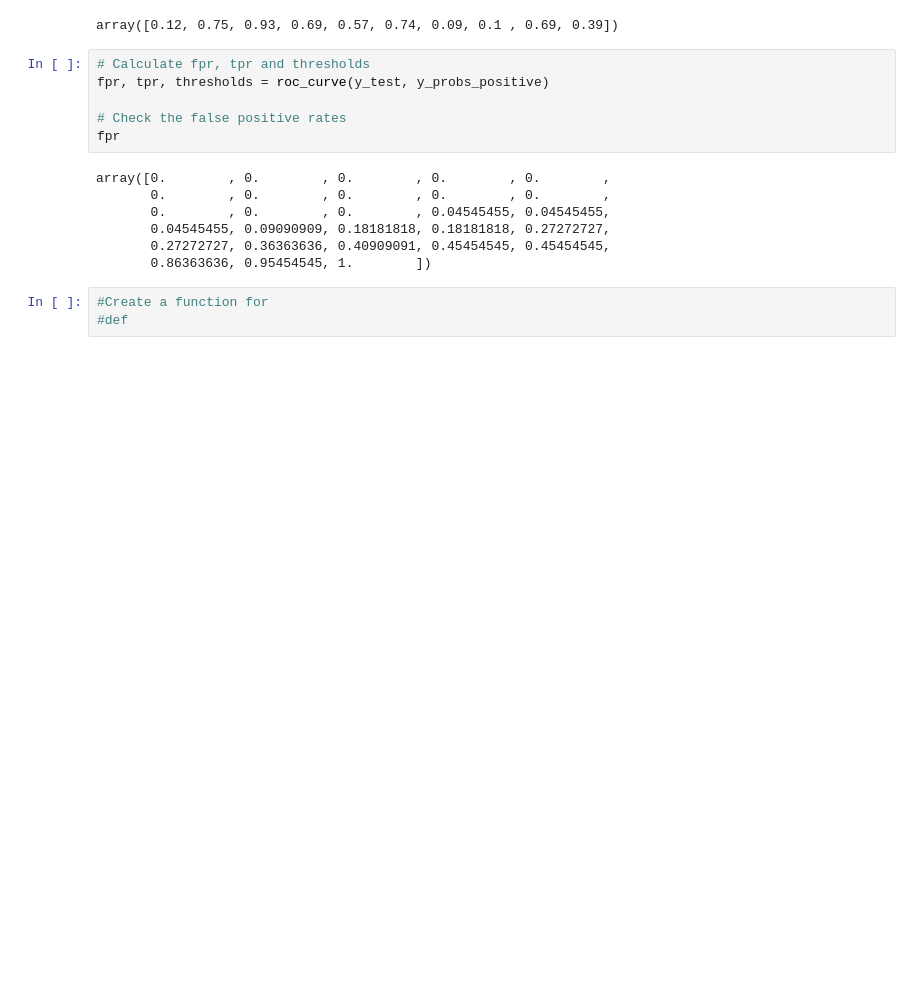
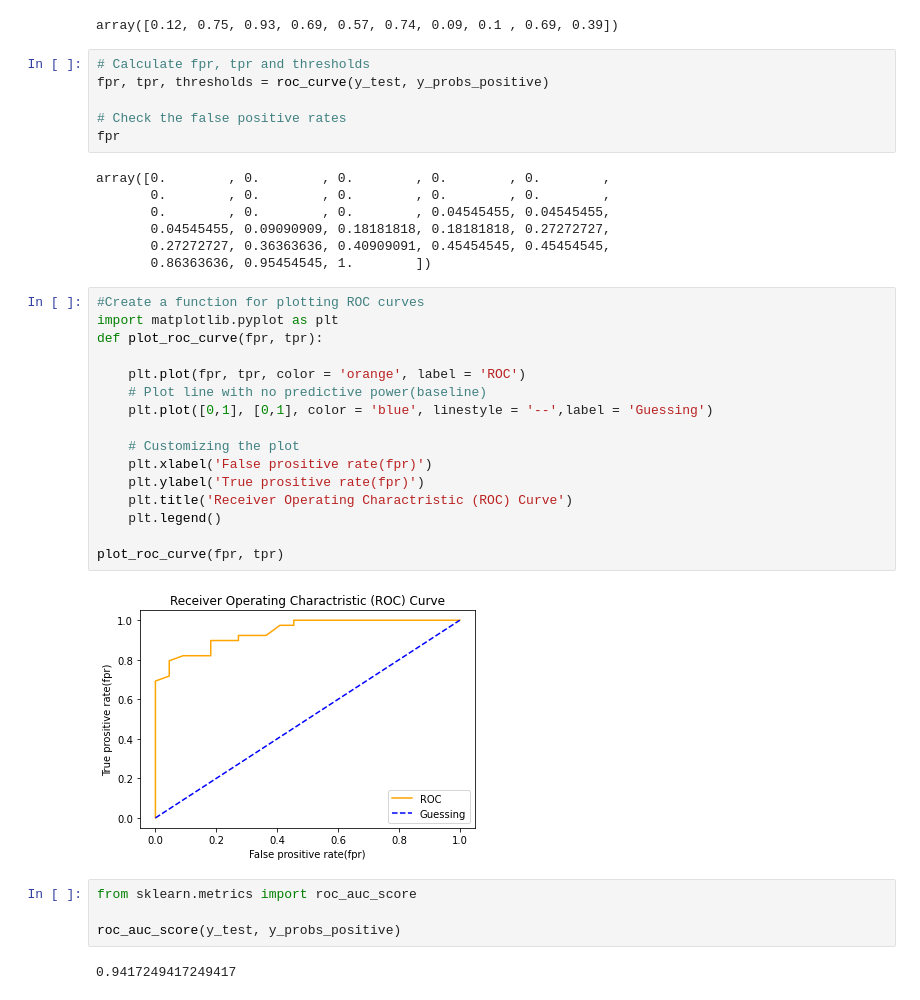
Before and after one commit to GKPSingh/M4D23, a Jupyter notebook: Scikit-Learn.ipynb, the cells around one changed output. Saved outputs shown, nothing was run; the diff lists cells and outputs as text; blank space fills up the shorter version.

```diff
--- a/Scikit-Learn.ipynb
+++ b/Scikit-Learn.ipynb
@@ -845,6 +845,27 @@ array([0.        , 0.        , 0.        , 0.        , 0.        ,
        0.04545455, 0.09090909, 0.18181818, 0.18181818, 0.27272727,
        0.27272727, 0.36363636, 0.40909091, 0.45454545, 0.45454545,
        0.86363636, 0.95454545, 1.        ])
-# %%
-#Create a function for
-#def
+# %%
+#Create a function for plotting ROC curves
+import matplotlib.pyplot as plt
+def plot_roc_curve(fpr, tpr):
+
+    plt.plot(fpr, tpr, color = 'orange', label = 'ROC')
+    # Plot line with no predictive power(baseline)
+    plt.plot([0,1], [0,1], color = 'blue', linestyle = '--',label = 'Guessing')
+
+    # Customizing the plot
+    plt.xlabel('False prositive rate(fpr)')
+    plt.ylabel('True prositive rate(fpr)')
+    plt.title('Receiver Operating Charactristic (ROC) Curve')
+    plt.legend()
+
+plot_roc_curve(fpr, tpr)
+# %% [output]
+[figure, added]
+# %%
+from sklearn.metrics import roc_auc_score
+
+roc_auc_score(y_test, y_probs_positive)
+# %% [output]
+0.9417249417249417
```
Also changed, not shown: parts of 10 cells of this notebook, 1 other file.
